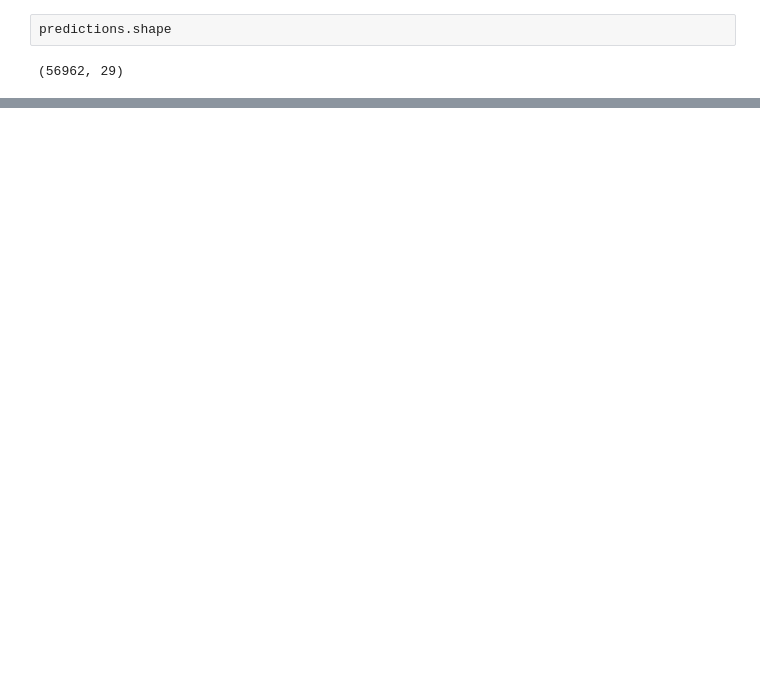
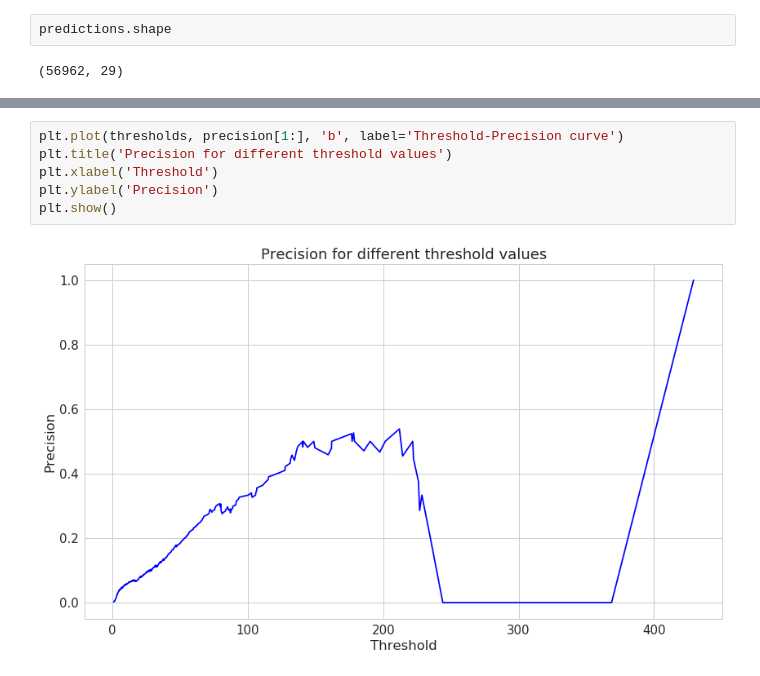
Before and after one commit to heegd/Autoencoder, a Jupyter notebook: Autoencoder.ipynb, the cells around one changed output, grey strips where cells are left out. Cells and saved outputs as stored; diff of their text form; blank space fills up the shorter version.

```diff
--- a/Autoencoder.ipynb
+++ b/Autoencoder.ipynb
@@ -299,0 +409,8 @@ ax.set_xlabel('Error');
+# %%
+plt.plot(thresholds, precision[1:], 'b', label='Threshold-Precision curve')
+plt.title('Precision for different threshold values')
+plt.xlabel('Threshold')
+plt.ylabel('Precision')
+plt.show()
+# %% [output]
+[figure, added]
```
Also changed, not shown: parts of 24 cells of this notebook.
